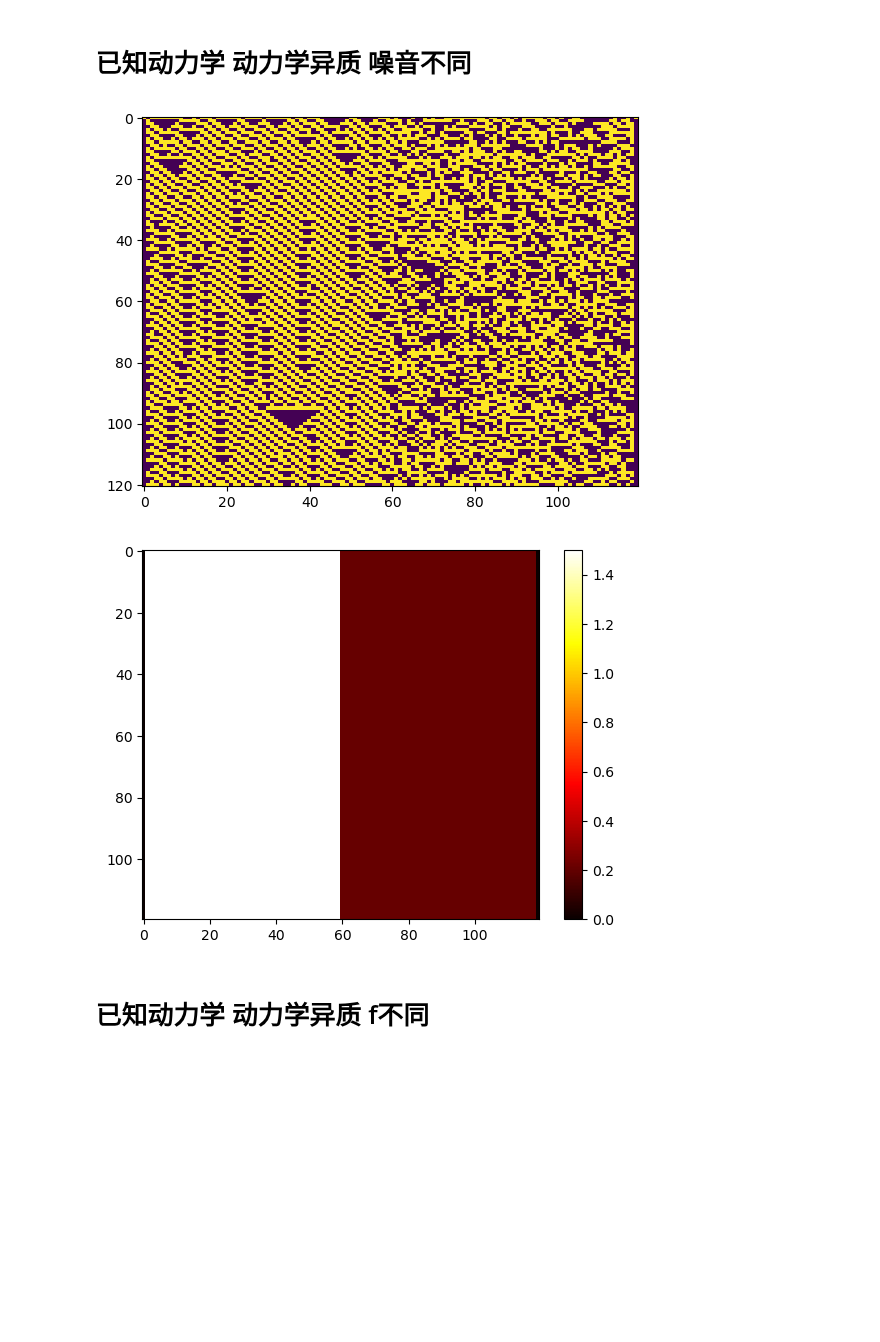
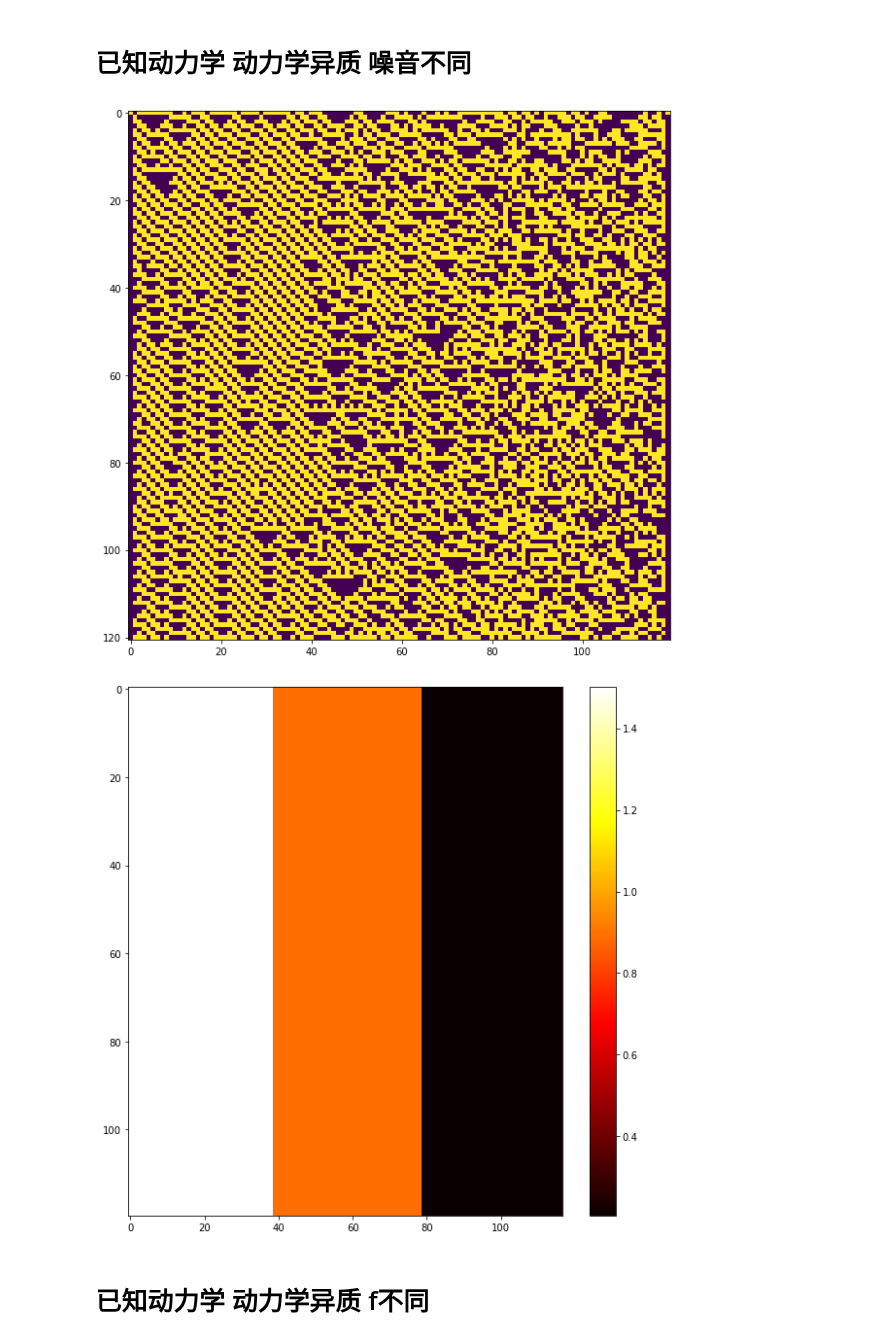
Before and after one commit to Lyn1216/Local-EI-project, a Jupyter notebook: exp/cellular automaton/local_ca.ipynb, the cells around one changed output. Saved outputs shown, nothing was run; the diff lists cells and outputs as text; code cells hidden in the pictures; blank space fills up the shorter version.

```diff
--- a/exp/cellular automaton/local_ca.ipynb
+++ b/exp/cellular automaton/local_ca.ipynb
@@ -7,18 +7,20 @@ sys.path.append("../..")
 from func.EI_calculation import local_ei_cell
 from func.EI_calculation import homo_ca_ei
 from ca_generate import cellular_automaton_homo
+from ca_generate import cellular_automaton2
+plt.rcParams['figure.figsize'] = (15, 12)
 %matplotlib inline
 # %% [markdown]
 # 已知动力学 动力学异质 噪音不同
 # %%
 seed = 2050
 random.seed(seed)
 np.random.seed(seed)
-showmatrix,ei_matrix = cellular_automaton_homo(rule=110, generations=120, p0_list=[0.01,0.3], size=120,middle_size=2)
+showmatrix,ei_matrix = cellular_automaton_homo(rule=110, generations=120, p0_list=[0.01,0.1,0.3], size=120,middle_size=2)
 #
 # %% [output]
-[figure, old version]
+[figure, new version]
-[figure, old version]
+[figure, new version]
 # %% [markdown]
 # 已知动力学 动力学异质 f不同
 # %%
```
Also changed, not shown: parts of 14 cells of this notebook, 1 other file.
